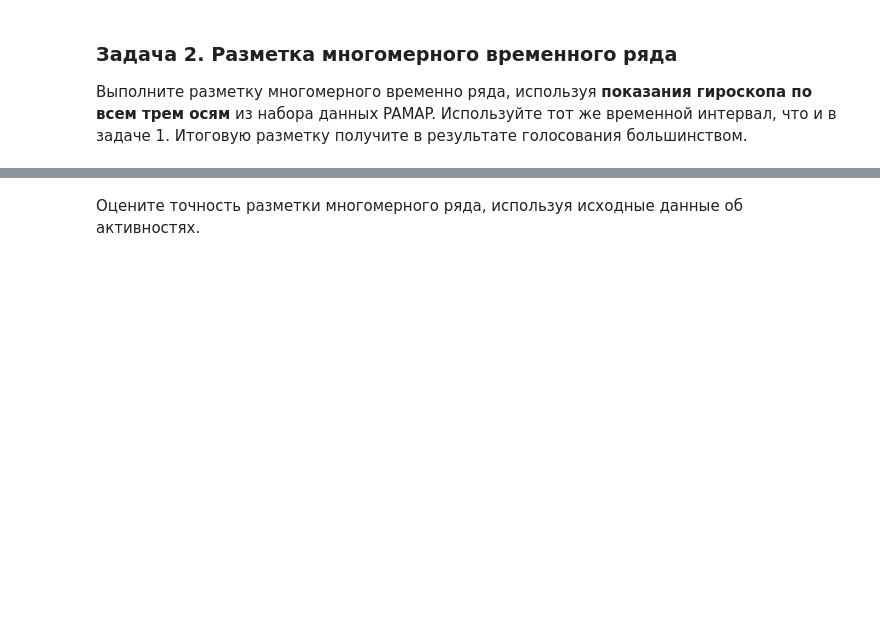
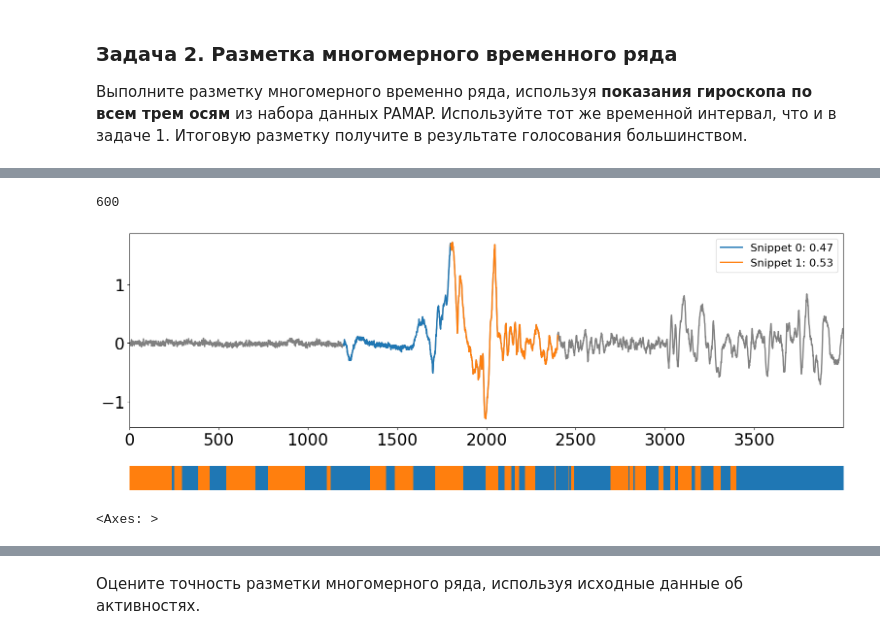
Before and after one commit to Haidit/2024-Stepanov-TimeSeriesCourse, a Jupyter notebook: practice/05 Snippets/05 Snippets.ipynb, the cells around one changed output, grey strips where cells are left out. Drawn from its saved outputs; the diff is of its cells as text; code cells hidden in the pictures; blank space fills up the shorter version.

```diff
--- a/practice/05 Snippets/05 Snippets.ipynb
+++ b/practice/05 Snippets/05 Snippets.ipynb
@@ -157,0 +156,6 @@ C помощью сниппетов можно кластеризировать
+# %%
+start_time = 850
+end_time = 890
+
+ts = df.loc[start_time < df.iloc[:, 0]].loc[df.iloc[:, 0] < end_time].iloc[:, 10:13].to_numpy()
+ts.shape
@@ -157,0 +164,4 @@ C помощью сниппетов можно кластеризировать
+# %%
+snpList=[]
+for i in range(3):
+    snpList.append(snippets(ts[:,i], 600, 2))
@@ -157,0 +174,6 @@ C помощью сниппетов можно кластеризировать
+# %%
+plot_snippets(ts[:,1], snpList[1])
+# %% [output]
+600
+[figure, added]
+<Axes: >
```
Also changed, not shown: parts of 11 cells of this notebook.
